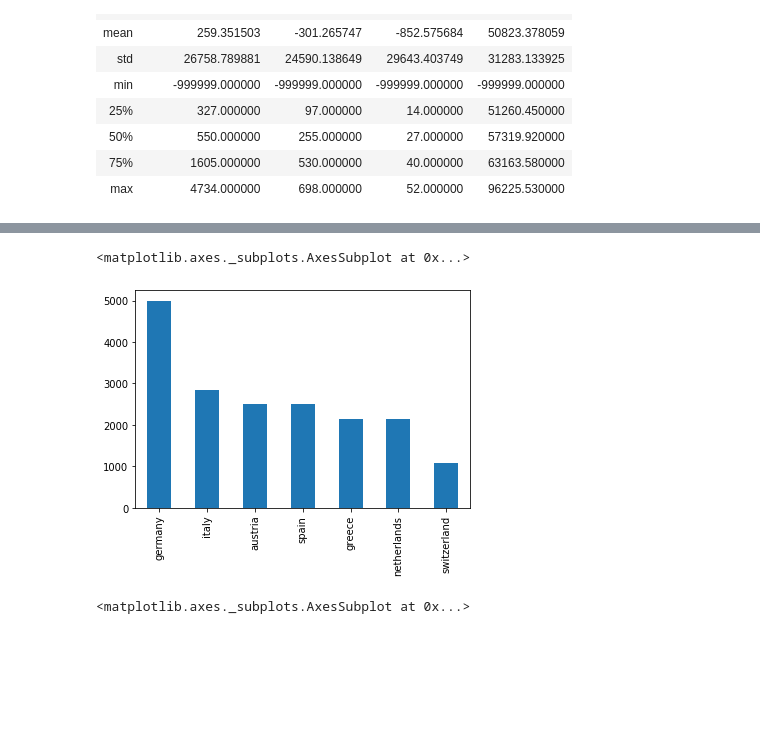
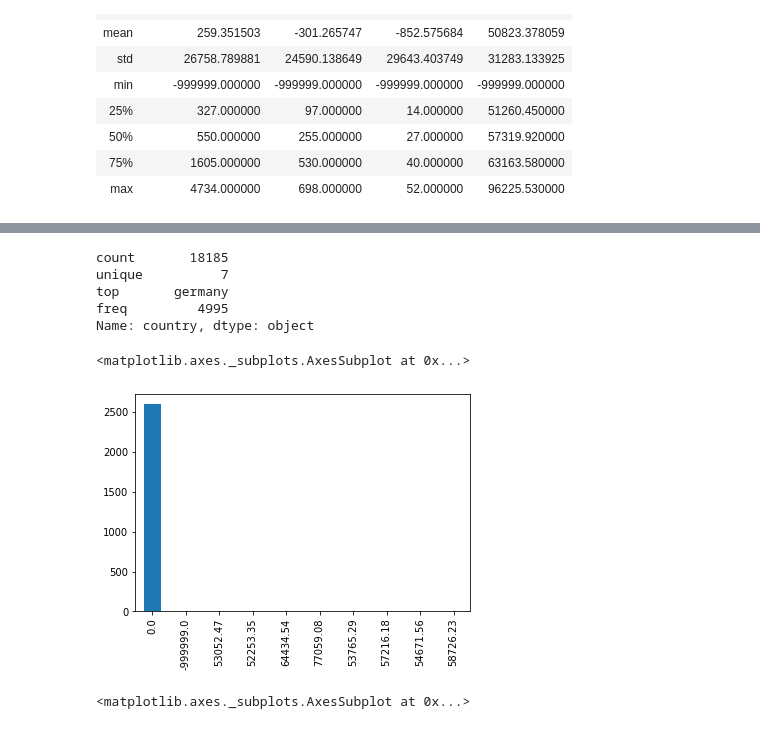
Before and after one commit to data-lab01/01, a Jupyter notebook: 02. Checking Data/Checking the data.ipynb, the cells around one changed output, grey strips where cells are left out. Cells and saved outputs as stored; diff of their text form; code cells hidden in the pictures; blank space fills up the shorter version.

```diff
--- a/02. Checking Data/Checking the data.ipynb
+++ b/02. Checking Data/Checking the data.ipynb
@@ -15,10 +15,11 @@
 %matplotlib inline
 import numpy as np
 import pandas as pd
+import seaborn as sns
 import matplotlib.pyplot as plt
-import seaborn as sns
+from scipy.stats import norm
 
 data_path = 'data.csv'
-mydf = pd.read_csv(data_path, sep=';', index_col=0)
-mydf.describe()
+mydf = pd.read_csv(data_path, sep=';',header='infer', index_col=0)
+print(mydf)
 # %% [output]
@@ -48,8 +71,16 @@ mydf.describe()
+# %%
+mydf.country.describe()
+# %% [output]
+count       18185
+unique          7
+top       germany
+freq         4995
+Name: country, dtype: object
 # %%
-mydf['country'].value_counts().head(10).plot.bar()
+mydf['sales_per_day'].value_counts().head(10).plot.bar()
 # %% [output]
 <matplotlib.axes._subplots.AxesSubplot at 0x...>
-[figure, old version]
+[figure, new version]
 # %%
 (mydf['country'].value_counts().head(10) / len(mydf)).plot.bar()
 #This tells us the Germany has more sales per day
```
Also changed, not shown: parts of 20 cells of this notebook, 1 other file.
